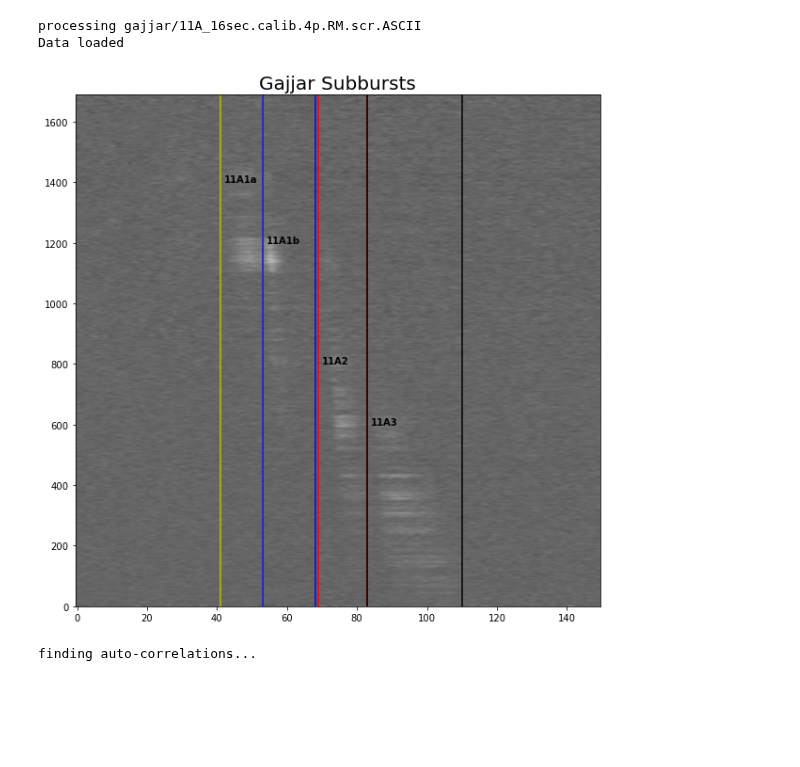
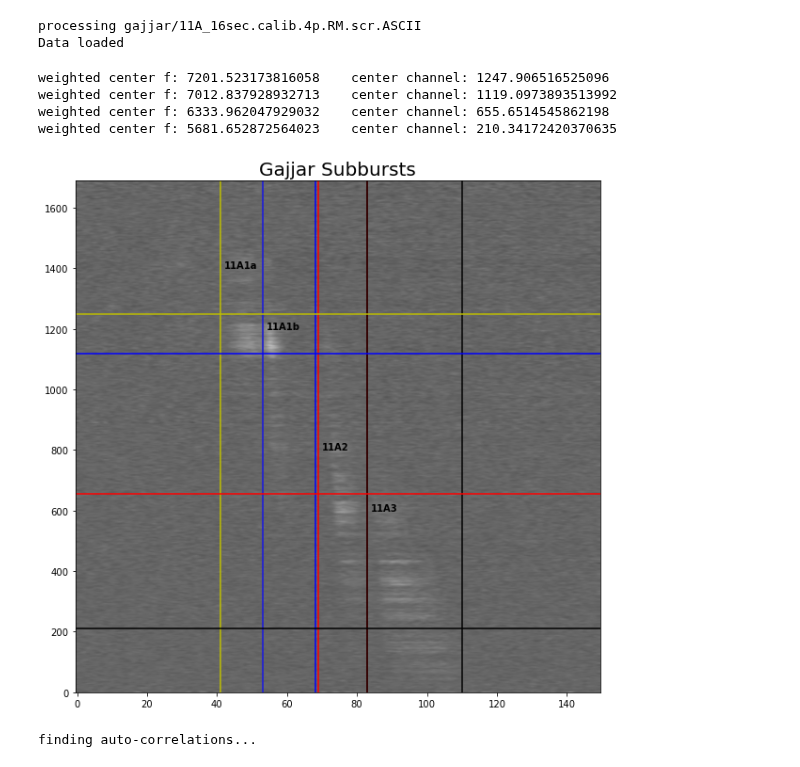
Before and after one commit to mef51/subdriftlaw, a Jupyter notebook: ProcessGajjar11A.ipynb, the cells around one changed output. Cells and saved outputs as stored; diff of their text form; code cells hidden in the pictures; blank space fills up the shorter version.

```diff
--- a/ProcessGajjar11A.ipynb
+++ b/ProcessGajjar11A.ipynb
@@ -32,11 +32,10 @@ outfolder = 'figures'
 for burst, filename, edge in tqdm( zip(range(1, len(bursts['filename'])+1), bursts['filename'], bursts['edge']), total=len(bursts['filename']) ):
     if 'gajjar' not in filename:
         continue
-    if burst is not 17:
+    if '11A' not in filename:
         continue
     print('processing {}'.format(filename))
-    if burst is 17: burst = '11A'
-    if burst is 18: burst = '11D'
+    burst = '11A'
 
     # junk, nchan, nbin, I, Q, U, V = np.loadtxt('{}/{}'.format(folder, filename), delimiter=' ', unpack=True)
     # Q, U, V = None, None, None
@@ -111,31 +110,45 @@ Data loaded
 # %%
 plt.figure(figsize=(10,10))
 sub_1  = [41, 68]
 sub_1a = [41, 53]
 sub_1b = [53, 68]
 sub_2  = [69, 83]
 sub_3  = [83, 110]
 subburst_1 = intensity[freqbot:freqtop, sub_1[0]:sub_1[1]] - 1*noise
 subburst_1a = intensity[freqbot:freqtop, sub_1a[0]:sub_1a[1]] - 1*noise
 subburst_1b = intensity[freqbot:freqtop, sub_1b[0]:sub_1b[1]] - 1*noise
 subburst_2 = intensity[freqbot:freqtop, sub_2[0]:sub_2[1]] - 1*noise
 subburst_3 = intensity[freqbot:freqtop, sub_3[0]:sub_3[1]] - 1*noise
 plt.title('Gajjar Subbursts', size=20)
 plt.imshow(intensity[freqbot:freqtop,tl:tr] - noise, aspect='auto', interpolation='bicubic', origin='lower', cmap='gray')
 
 plt.annotate('11A1a', (sub_1a[0]+1, 1400), weight='bold')
 plt.annotate('11A1b', (sub_1b[0]+1, 1200), weight='bold')
 plt.annotate('11A2', (sub_2[0]+1, 800), weight='bold')
 plt.annotate('11A3', (sub_3[0]+1, 600), weight='bold')
 
 # for x in sub_1: plt.axvline(x=x, c='w')
 for x in sub_1a: plt.axvline(x=x, c='y')
 for x in sub_1b: plt.axvline(x=x, c='b')
 for x in sub_2: plt.axvline(x=x, c='r')
 for x in sub_3: plt.axvline(x=x, c='k')
 # plt.savefig('gajjarsubbursts.png')
+
+chan_width = 1.46484375 # MHz
+lowestfreq = 6407.7148 - intensity.shape[0]/2*chan_width + chan_width*freqbot # MHz
+for freqspectrum, c in zip([subburst_1a, subburst_1b, subburst_2, subburst_3], ['y', 'b', 'r', 'k']):
+    freqspectrum = pd.DataFrame(freqspectrum[:,:].sum(axis=1)[:, None])
+    data = freqspectrum[:][0]
+    x = data.keys()
+    xo = sum(x*data)/sum(data)
+    plt.axhline(y=xo, c=c)
+    print('weighted center f:', xo*chan_width + lowestfreq, '\tcenter channel:', xo)
 # %% [output]
+weighted center f: 7201.523173816058    center channel: 1247.906516525096
+weighted center f: 7012.837928932713    center channel: 1119.0973893513992
+weighted center f: 6333.962047929032    center channel: 655.6514545862198
+weighted center f: 5681.652872564023    center channel: 210.34172420370635
-[figure, old version]
+[figure, new version]
 # %%
 print("finding auto-correlations...")
 
```
Also changed, not shown: parts of 1 cell of this notebook, 6 other files.
